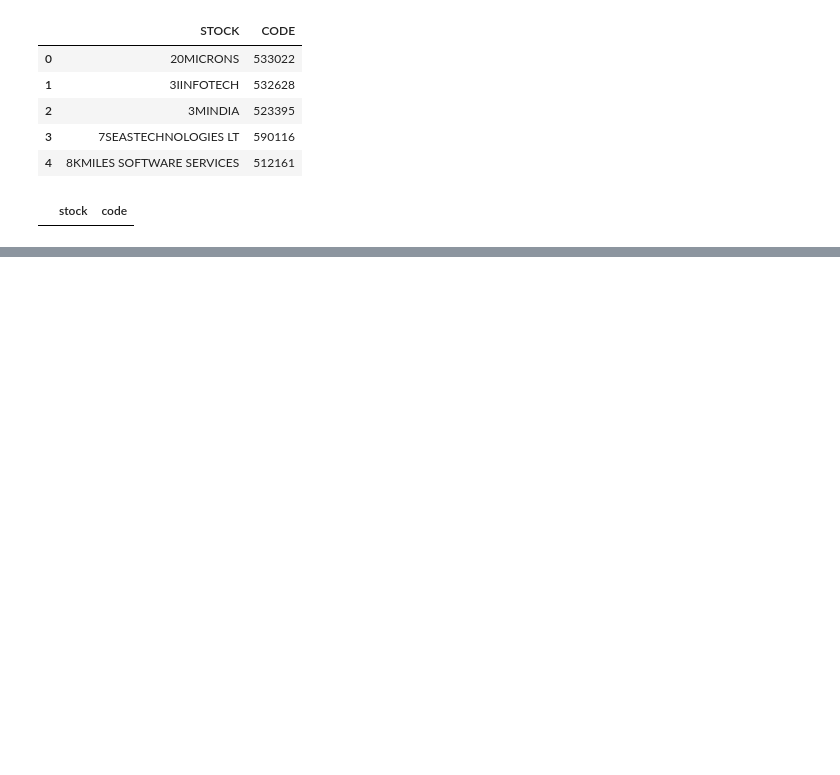
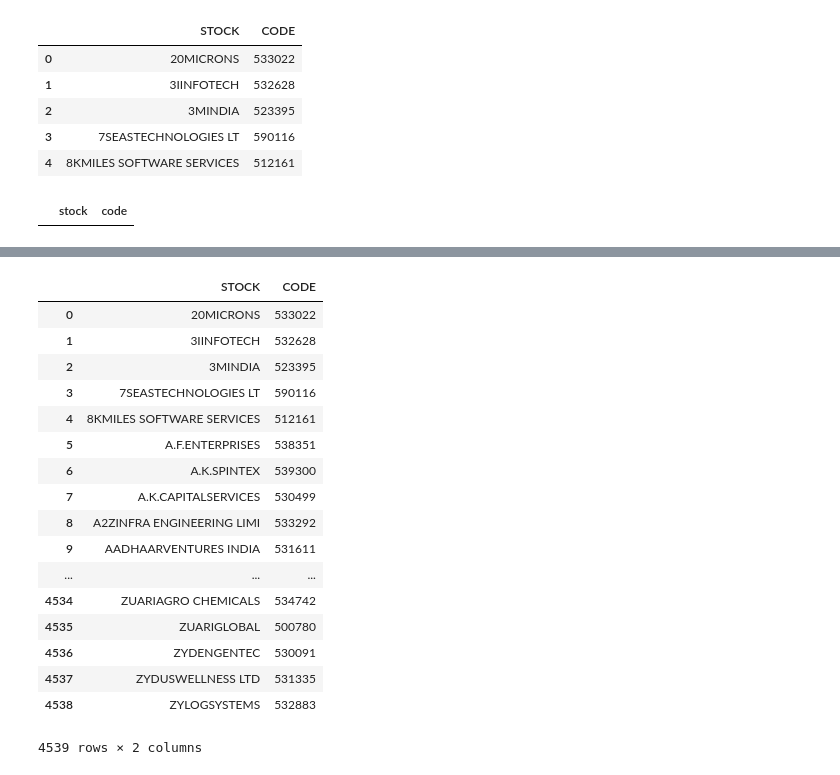
Before and after one commit to anilkumar4274/artificial7intelligence, a Jupyter notebook: Sanjay/Updated_Project_Mercury.ipynb, the cells around one changed output, grey strips where cells are left out. Drawn from its saved outputs; the diff is of its cells as text; code cells hidden in the pictures; blank space fills up the shorter version.

```diff
--- a/Sanjay/Updated_Project_Mercury.ipynb
+++ b/Sanjay/Updated_Project_Mercury.ipynb
@@ -153,3 +143,0 @@ str1
-# %%
-tup = str1.partition(" ")
-tup
@@ -162,3 +143,0 @@ str(str(tup[0])+str(tup[2])).upper()
-# %%
-str1 = str(bsestocks_df["STOCK"][4][:-5:])
-str1
@@ -231,3 +243,24 @@ res.tail()
+# %%
+bse_df
+# %% [output]
+|  | STOCK | CODE |
+| 0 | 20MICRONS | 533022 |
+| 1 | 3IINFOTECH | 532628 |
+| 2 | 3MINDIA | 523395 |
+| 3 | 7SEASTECHNOLOGIES LT | 590116 |
+| 4 | 8KMILES SOFTWARE SERVICES | 512161 |
+| 5 | A.F.ENTERPRISES | 538351 |
+| 6 | A.K.SPINTEX | 539300 |
+| 7 | A.K.CAPITALSERVICES | 530499 |
+| 8 | A2ZINFRA ENGINEERING LIMI | 533292 |
+| 9 | AADHAARVENTURES INDIA | 531611 |
+| ... | ... | ... |
+| 4534 | ZUARIAGRO CHEMICALS | 534742 |
+| 4535 | ZUARIGLOBAL | 500780 |
+| 4536 | ZYDENGENTEC | 530091 |
+| 4537 | ZYDUSWELLNESS LTD | 531335 |
+| 4538 | ZYLOGSYSTEMS | 532883 |
+4539 rows × 2 columns
 # %%
 res
 # %% [output]
```
Also changed, not shown: parts of 33 cells of this notebook.
